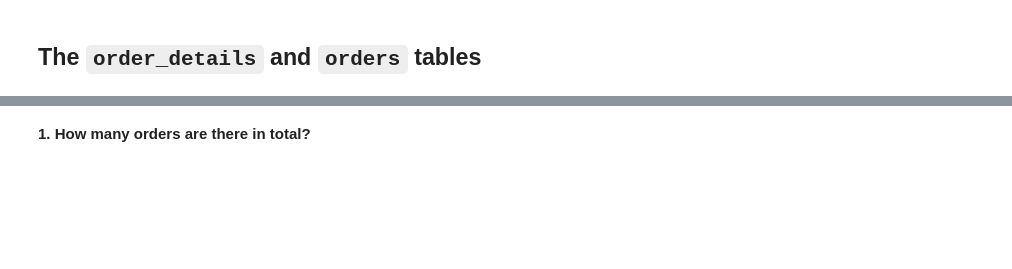
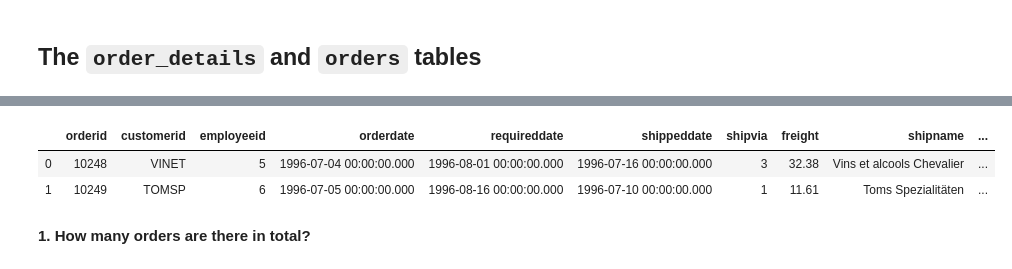
Before and after one commit to Mbuhliagah/database_and-_SQL, a Jupyter notebook: lab/databases-and-sql-lab.ipynb, the cells around one changed output, grey strips where cells are left out. Cells and saved outputs as stored; diff of their text form; code cells hidden in the pictures; blank space fills up the shorter version.

```diff
--- a/lab/databases-and-sql-lab.ipynb
+++ b/lab/databases-and-sql-lab.ipynb
@@ -31,2 +173,5 @@ This is a stripped-down version of the Northwind database, a set of tables repre
 # %% [markdown]
 ## The `order_details` and `orders` tables
+# %%
+df_order_details = pd.read_sql('SELECT * FROM order_details', conn)
+df_orders = pd.read_sql('SELECT * FROM orders', conn)
@@ -33,2 +184,8 @@ This is a stripped-down version of the Northwind database, a set of tables repre
+# %%
+df_orders.head(2)
+# %% [output]
+|  | orderid | customerid | employeeid | orderdate | requireddate | shippeddate | shipvia | freight | shipname | ... |
+| 0 | 10248 | VINET | 5 | 1996-07-04 00:00:00.000 | 1996-08-01 00:00:00.000 | 1996-07-16 00:00:00.000 | 3 | 32.38 | Vins et alcools Chevalier | ... |
+| 1 | 10249 | TOMSP | 6 | 1996-07-05 00:00:00.000 | 1996-08-16 00:00:00.000 | 1996-07-10 00:00:00.000 | 1 | 11.61 | Toms Spezialitäten | ... |
 # %% [markdown]
 **1. How many orders are there in total?**
```
Also changed, not shown: parts of 19 cells of this notebook.
